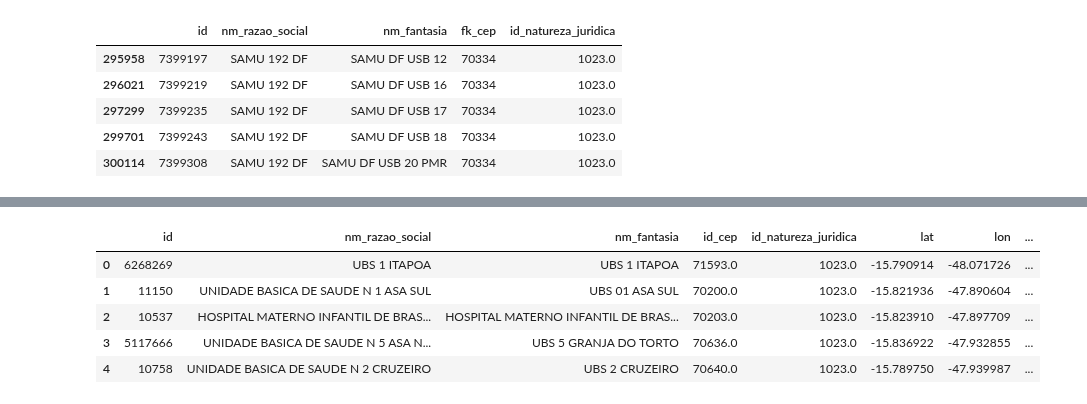
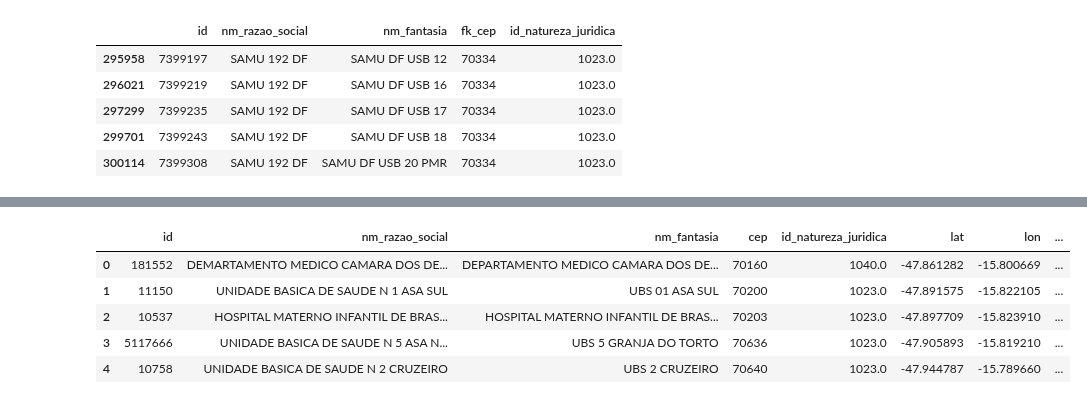
Before and after one commit to raquelcreis/vacina_covid_bsb, a Jupyter notebook: notebook.ipynb, the cells around one changed output, grey strips where cells are left out. Drawn from its saved outputs; the diff is of its cells as text; code cells hidden in the pictures.

```diff
--- a/notebook.ipynb
+++ b/notebook.ipynb
@@ -105,8 +105,8 @@ dfEstabDF.head()
 # %%
 # Dataframe dos estabelecimentos de saúde que foram postos de vacinação no Brasil
 
-dfEstabVacinacao = pd.read_sql_query("SELECT DISTINCT estabelecimento_id FROM pos.tbl_vacinacao", postgreSQLConnection)
-dfEstabVacinacao.rename(columns={"estabelecimento_id": "id"},inplace=True)
+dfEstabVacinacao = pd.read_sql_query("SELECT DISTINCT id_estabelecimento FROM public.tbl_vacinacao", postgreSQLConnection)
+dfEstabVacinacao.rename(columns={"id_estabelecimento": "id"},inplace=True)
 dfEstabVacinacao.head()
 # %% [output]
 |  | id |
@@ -136,8 +136,8 @@ dfPostosDF.shape
 # %%
 # Adicionando info de latitude e longitude nos postos de vacinação no DF
 
-dfCepsDF.drop(columns='id_cidade',inplace=True)
-dfCepsDF.rename(columns={"id":"id_cep"},inplace=True)
-dfPostosDF = pd.merge(dfPostosDF,dfCepsDF,on='id_cep')
+dfCepsDF.drop(columns=['id','cidade_id'],inplace=True)
+dfPostosDF.rename(columns={"fk_cep":"cep"},inplace=True)
+dfPostosDF = pd.merge(dfPostosDF,dfCepsDF,on='cep')
 dfPostosDF.head()
 # %% [output]
@@ -150,17 +150,17 @@ dfPostosDF.head()
 # %%
 # Adicionando informação de natureza jurídica dos postos de vacinação no DF
 
-dfNatJur = pd.read_sql_query("SELECT * FROM pos.tbl_natureza_juridica", postgreSQLConnection)
+dfNatJur = pd.read_sql_query("SELECT * FROM public.tbl_natureza_juridica", postgreSQLConnection)
 dfNatJur.rename(columns={"id":"id_natureza_juridica"},inplace=True)
 dfPostosDF = pd.merge(dfPostosDF,dfNatJur,on='id_natureza_juridica')
 dfPostosDF.head()
 # %% [output]
-|  | id | nm_razao_social | nm_fantasia | id_cep | id_natureza_juridica | lat | lon | ... |
-| 0 | 6268269 | UBS 1 ITAPOA | UBS 1 ITAPOA | 71593.0 | 1023.0 | -15.790914 | -48.071726 | ... |
-| 1 | 11150 | UNIDADE BASICA DE SAUDE N 1 ASA SUL | UBS 01 ASA SUL | 70200.0 | 1023.0 | -15.821936 | -47.890604 | ... |
-| 2 | 10537 | HOSPITAL MATERNO INFANTIL DE BRAS... | HOSPITAL MATERNO INFANTIL DE BRAS... | 70203.0 | 1023.0 | -15.823910 | -47.897709 | ... |
-| 3 | 5117666 | UNIDADE BASICA DE SAUDE N 5 ASA N... | UBS 5 GRANJA DO TORTO | 70636.0 | 1023.0 | -15.836922 | -47.932855 | ... |
-| 4 | 10758 | UNIDADE BASICA DE SAUDE N 2 CRUZEIRO | UBS 2 CRUZEIRO | 70640.0 | 1023.0 | -15.789750 | -47.939987 | ... |
+|  | id | nm_razao_social | nm_fantasia | cep | id_natureza_juridica | lat | lon | ... |
+| 0 | 181552 | DEMARTAMENTO MEDICO CAMARA DOS DE... | DEPARTAMENTO MEDICO CAMARA DOS DE... | 70160 | 1040.0 | -47.861282 | -15.800669 | ... |
+| 1 | 11150 | UNIDADE BASICA DE SAUDE N 1 ASA SUL | UBS 01 ASA SUL | 70200 | 1023.0 | -47.891575 | -15.822105 | ... |
+| 2 | 10537 | HOSPITAL MATERNO INFANTIL DE BRAS... | HOSPITAL MATERNO INFANTIL DE BRAS... | 70203 | 1023.0 | -47.897709 | -15.823910 | ... |
+| 3 | 5117666 | UNIDADE BASICA DE SAUDE N 5 ASA N... | UBS 5 GRANJA DO TORTO | 70636 | 1023.0 | -47.905893 | -15.819210 | ... |
+| 4 | 10758 | UNIDADE BASICA DE SAUDE N 2 CRUZEIRO | UBS 2 CRUZEIRO | 70640 | 1023.0 | -47.944787 | -15.789660 | ... |
 # %%
 #Visão geral dos postos do DF
 
```
Also changed, not shown: parts of 45 cells of this notebook.
